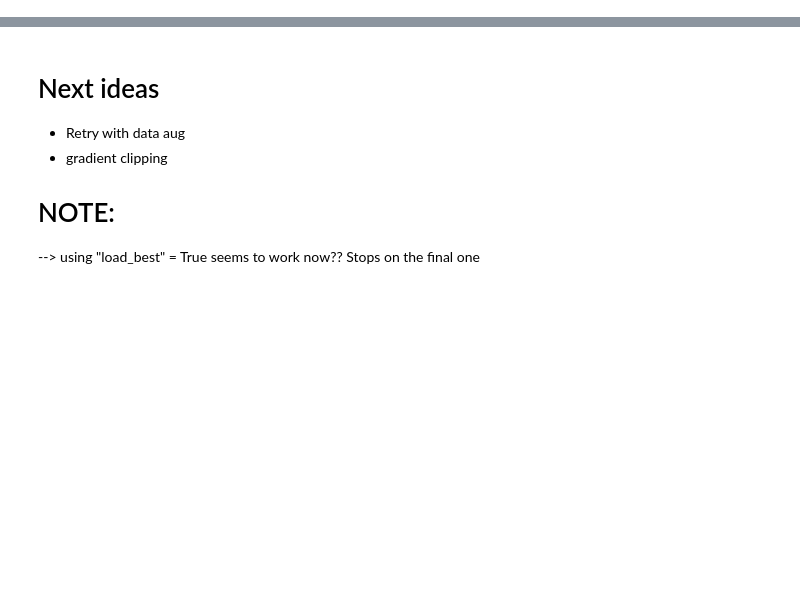
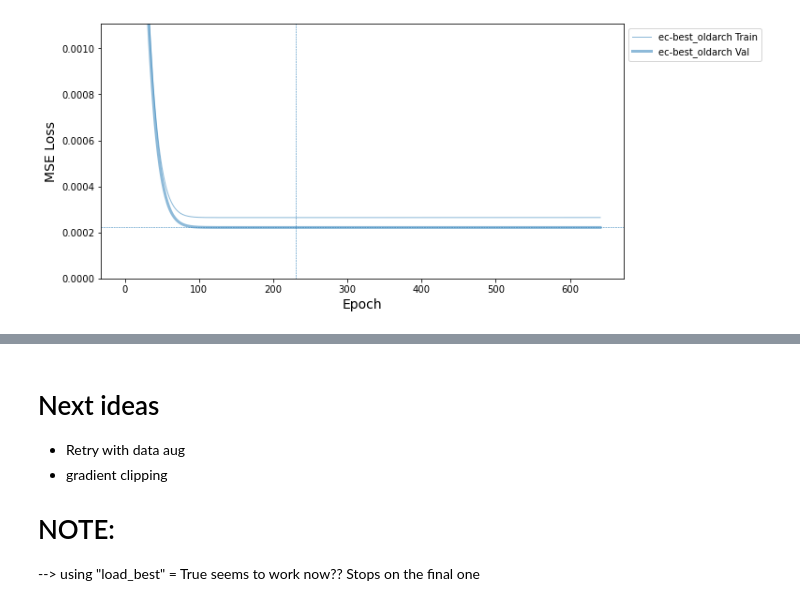
Before and after one commit to erinhwilson/deep-5g-sandbox, a Jupyter notebook: ecoli_iMod_prediction.ipynb, the cells around one changed output, grey strips where cells are left out. Drawn from its saved outputs; the diff is of its cells as text; code cells hidden in the pictures; blank space fills up the shorter version.

Commit message:
played with one more ecoli imod regression hyperparam search

```diff
--- a/ecoli_iMod_prediction.ipynb
+++ b/ecoli_iMod_prediction.ipynb
@@ -714,0 +727,29 @@ res_df.to_csv('ec_iMod_out/hyper100_1.tsv',sep='\t',index=False)
+# %%
+params = {
+    'lr': [0.01, 0.001, 0.0001,],#loguniform(0.0001, 0.01)
+
+    'module__num_filters1': [16,32,64,128],
+    'module__num_filters2': [16,32,64,128],
+    'module__kernel_size1': [4,8,16,32],
+    'module__kernel_size2': [4,8,16,32],
+    'module__conv_pool_size1': [2,4,8,16],
+    'module__fc_node_num1': [10,50,100,500],
+    #'module__fc_node_num2': [10,50,100,500],
+    'module__dropout1': [0.0,0.2,0.4],
+    'module__dropout2': [0.0,0.2,0.4],
+    'optimizer':[torch.optim.SGD, torch.optim.Adam,torch.optim.AdamW,torch.optim.RMSprop]
+}
+# %%
+search = RandomizedSearchCV(
+    net_search,
+    params,
+    n_iter=100,
+    #scoring='neg_mean_absolute_error',
+    scoring='neg_mean_squared_error',
+    n_jobs=-1,
+    cv=3,#cv,
+    random_state=7,
+    verbose=1
+)
+# %%
+search.fit(Xfull_train,yfull_train)
@@ -714,0 +779,8 @@ res_df.to_csv('ec_iMod_out/hyper100_1.tsv',sep='\t',index=False)
+# %%
+nets = [
+    (search.best_estimator_,'ec-best_oldarch')
+]
+
+sk_loss_plot(nets)
+# %% [output]
+[figure, added]
```
Also changed, not shown: parts of 24 cells of this notebook.
